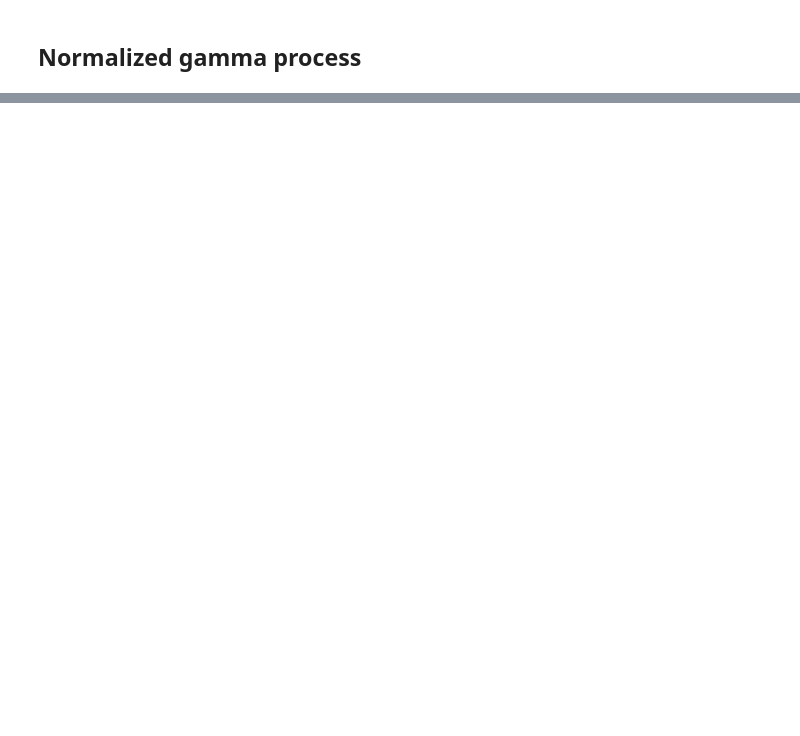
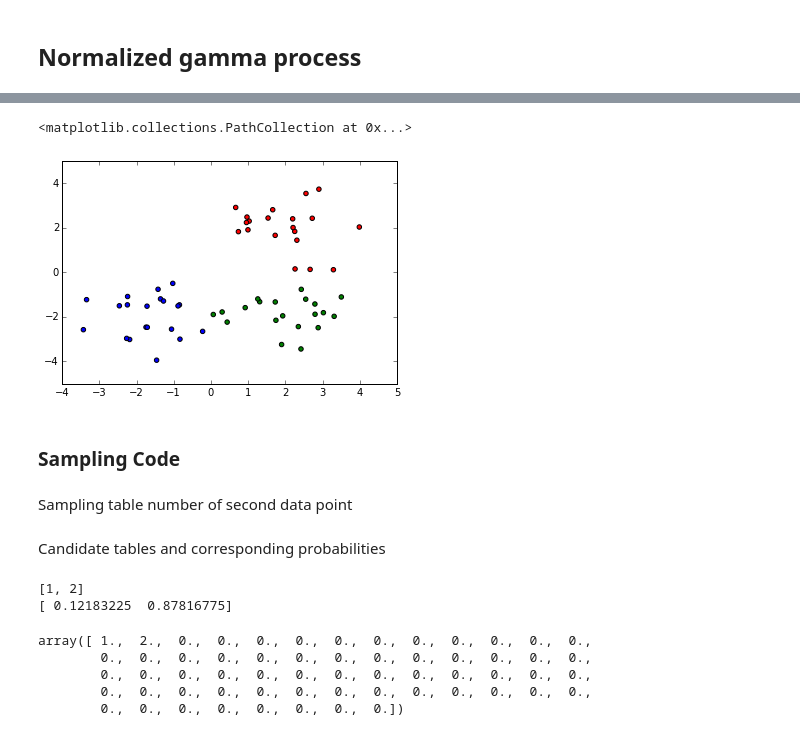
Before and after one commit to dongwookim-ml/topic-model-lecture-note, a Jupyter notebook: lecture2-bnp.ipynb, the cells around one changed output, grey strips where cells are left out. Cells and saved outputs as stored; diff of their text form; code cells hidden in the pictures; blank space fills up the shorter version.

```diff
--- a/lecture2-bnp.ipynb
+++ b/lecture2-bnp.ipynb
@@ -80,0 +91,28 @@ plt.title('T = %f' % T3)
+# %%
+from scipy.stats import multivariate_normal
+
+n = 60 #n should be multiple of three
+x = np.zeros([n,2])
+color = ['r','b','g','m','c','y','k']
+n_c = n/3
+# %%
+# we assume three clusters
+# mean and variance of original data
+mu1 = [2,2]; mu2 = [-2,-2]; mu3 = [2,-2]
+sigma = np.identity(2) * 0.5
+
+# randomly generate n/3 data point per cluster
+x[:n_c,:] = np.random.multivariate_normal (mu1, sigma, size=n_c)
+x[n_c:n_c*2:] = np.random.multivariate_normal (mu2, sigma, size=n_c)
+x[n_c*2:,:] = np.random.multivariate_normal(mu3, sigma, size=n_c)
+
+y = [0]*n_c + [1]*n_c + [2]*n_c
+# %%
+# plot randomly generated data to 2-dim space
+c_mask = [color[y[i]] for i in xrange(n)]
+plt.scatter(x[:,0],x[:,1], c=c_mask)
+# %% [output]
+<matplotlib.collections.PathCollection at 0x...>
+[figure, added]
+# %% [markdown]
+### Sampling Code ###
@@ -80,0 +126,2 @@ plt.title('T = %f' % T3)
+# %% [markdown]
+Sampling table number of second data point
@@ -80,0 +155,23 @@ plt.title('T = %f' % T3)
+# %% [markdown]
+Candidate tables and corresponding probabilities
+# %%
+print candidate
+print prob
+# %% [output]
+[1, 2]
+[ 0.12183225  0.87816775]
+# %%
+# draw a random sample from multinomial distribution parameterized by prob
+sample = np.random.multinomial(1, prob)
+# new table number for second data point
+table_idx = sample.nonzero()[0][0]
+table[1] = candidate[table_idx]
+
+# table assignment of first two data points
+table
+# %% [output]
+array([ 1.,  2.,  0.,  0.,  0.,  0.,  0.,  0.,  0.,  0.,  0.,  0.,  0.,
+        0.,  0.,  0.,  0.,  0.,  0.,  0.,  0.,  0.,  0.,  0.,  0.,  0.,
+        0.,  0.,  0.,  0.,  0.,  0.,  0.,  0.,  0.,  0.,  0.,  0.,  0.,
+        0.,  0.,  0.,  0.,  0.,  0.,  0.,  0.,  0.,  0.,  0.,  0.,  0.,
+        0.,  0.,  0.,  0.,  0.,  0.,  0.,  0.])
```
Also changed, not shown: parts of 16 cells of this notebook.
